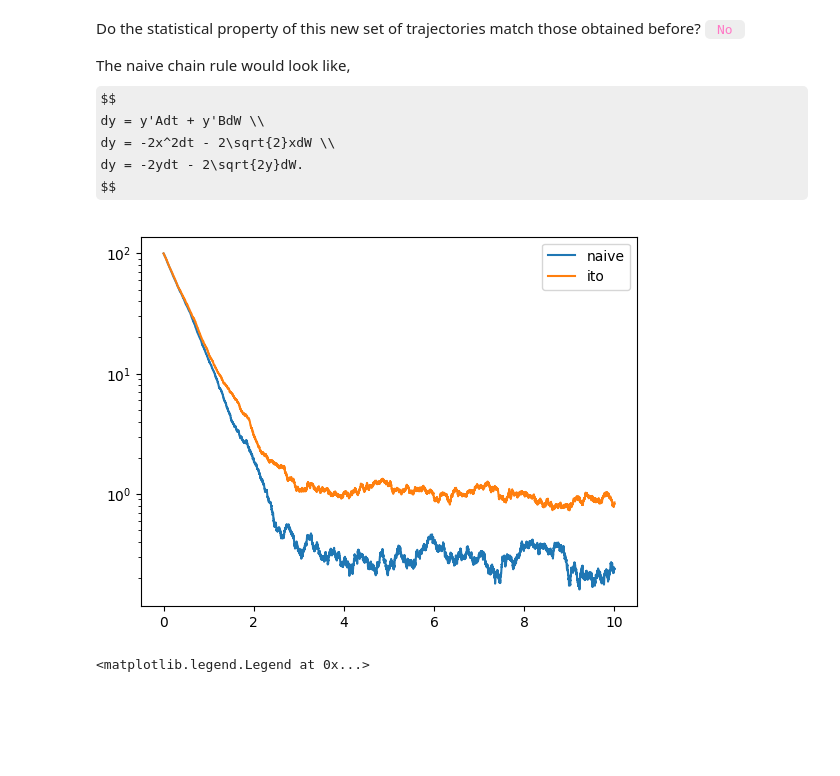
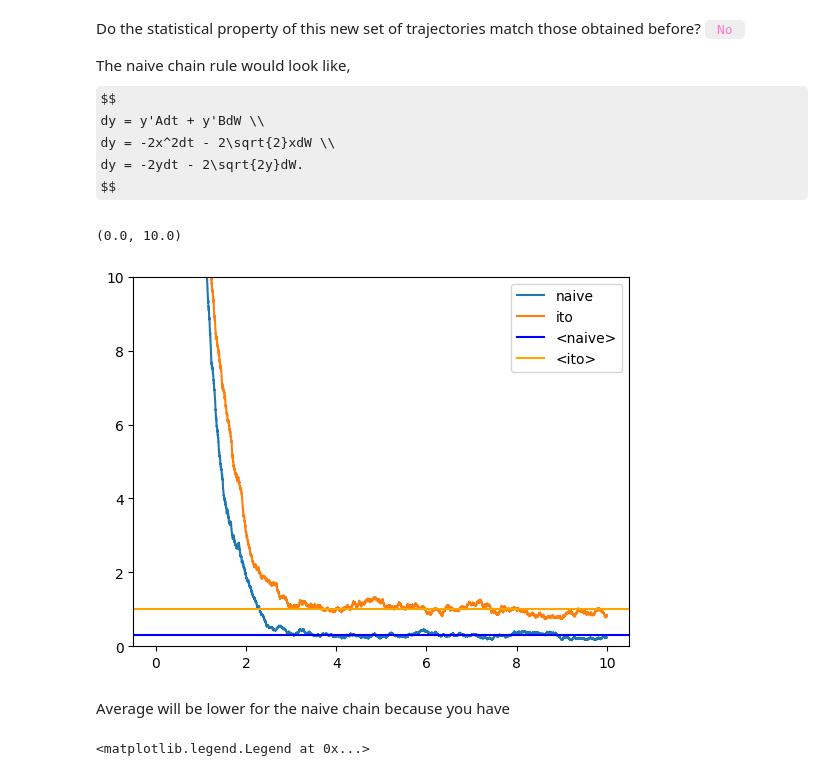
Before and after one commit to apolmiguel/sissa_md, a Jupyter notebook: exercise4_sde.ipynb, the cells around one changed output. Drawn from its saved outputs; the diff is of its cells as text; code cells hidden in the pictures; some formulas as TeX source; blank space fills up the shorter version.

```diff
--- a/exercise4_sde.ipynb
+++ b/exercise4_sde.ipynb
@@ -8,7 +8,3 @@ $$
 dx = -xdt + \sqrt{2}dW.
 $$
 Use Euler integrator (replace $dt$ with $\Delta t$ and $dW$ with $\sqrt{\Delta t}R$, where $R$ is a Gaussian number with zero average and unitary variance; choose a short timestep $\Delta t=0.001$). To generate Gaussian numbers, you can copy the gasdev routine from `simplemd`.
-# %%
-# Variables and functions
-nsteps = 100
-delta_t = 1e-3
@@ -39,10 +50,10 @@ At fixed value of time $t$, compute the average over the trajectories of the val
 # %%
 trajlist = []
-nsteps = 30000
-tsteps = np.linspace(1,nsteps,nsteps) * 0.001
+nsteps = 10000
+tsteps = np.linspace(1,nsteps,nsteps) * 0.001 # also 0.001 * np.arange(10000)
 for i in range(100):
     traj = run_sde(nsteps=nsteps,delta_t=0.001,x0=10,seedval=i)
-    plt.plot(tsteps,traj[1],color=cm.plasma(i/100))
+    plt.plot(tsteps,traj[1],color=cm.plasma(i/100),alpha=0.3)
     trajlist.append(traj[1])
 trajlist = np.array(trajlist)
 # %% [output]
@@ -175,16 +225,22 @@ trajlist = np.array([ntrajlist,ytrajlist])
 # %%
 nmeans,ymeans = np.mean(trajlist,axis=1)
 nstds,ystds = np.std(trajlist,axis=1)
 # plt.plot(tsteps,ymeans-nmeans,label='<ito-naive>')
 # plt.plot(tsteps,ystds-nstds,label='<ito**2>-<naive>**2')
 plt.plot(tsteps,nmeans,label='naive')
 plt.plot(tsteps,ymeans,label='ito')
+plt.axhline(np.mean(nmeans[3000:]),color='blue',label='<naive>')
+plt.axhline(np.mean(ymeans[3000:]),color='orange',label='<ito>')
 # plt.fill_between(tsteps,nmeans-nstds,nmeans+nstds,alpha=0.3)
 # plt.fill_between(tsteps,ymeans-ystds,ymeans+ystds,alpha=0.3)
 plt.legend()
-plt.yscale('log')
+# plt.yscale('log')
+plt.ylim(0,10)
 # %% [output]
+(0.0, 10.0)
-[figure, old version]
+[figure, new version]
+# %% [markdown]
+Average will be lower for the naive chain because you have
 # %%
 ## Plotting deviations
 plt.plot(tsteps,ystds,label=r'$\sigma^2_{ito}$')
```
Also changed, not shown: parts of 18 cells of this notebook, 1 other file.
